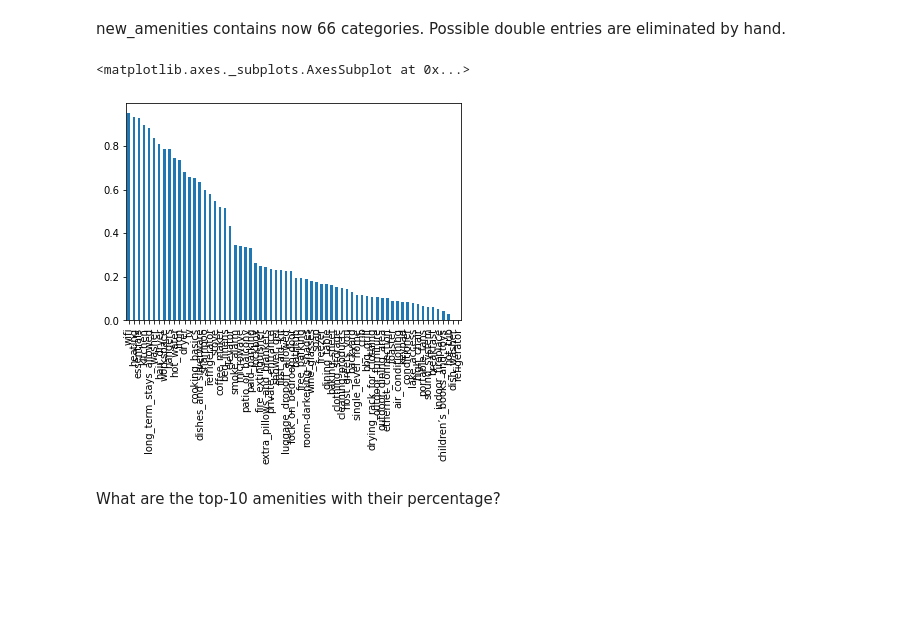
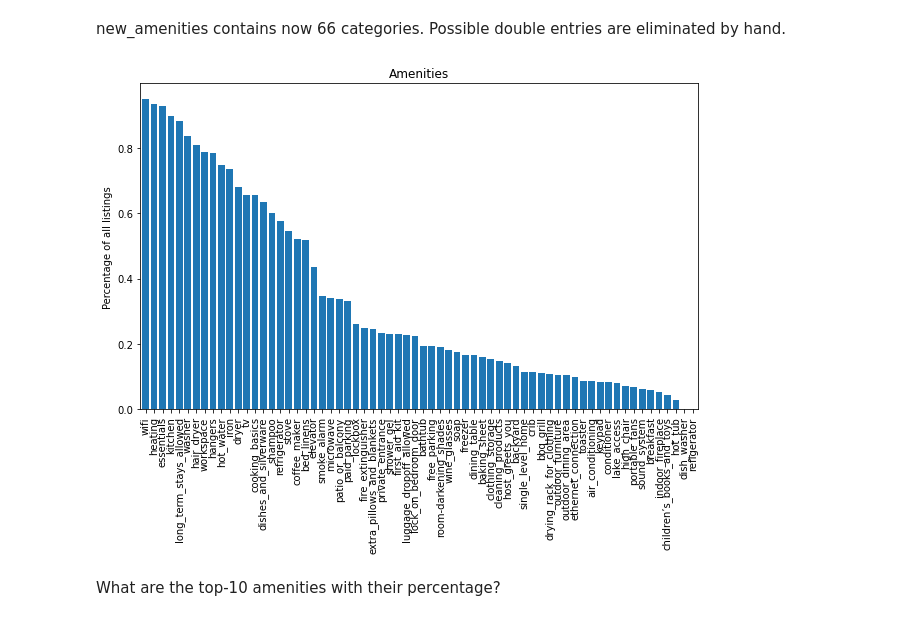
Before and after one commit to dchkeller/airbnbcase, a Jupyter notebook: airbnbcase.ipynb, the cells around one changed output. Cells and saved outputs as stored; diff of their text form; code cells hidden in the pictures; blank space fills up the shorter version.

```diff
--- a/airbnbcase.ipynb
+++ b/airbnbcase.ipynb
@@ -265,10 +271,11 @@ new_amenities, old_to_new = collapse_columns( amenities, new_categories )
 # %% [markdown]
 new_amenities contains now 66 categories. Possible double entries are eliminated by hand.
 # %%
-(new_amenities.sum()/new_amenities.shape[0]).sort_values( ascending=False ).plot.bar()
+ax = (new_amenities.sum()/new_amenities.shape[0]).sort_values( ascending=False ).plot.bar( width=0.8, figsize=(10, 6) )
+ax.set_ylabel( "Percentage of all listings" );
+ax.set_title( "Amenities" );
 # %% [output]
-<matplotlib.axes._subplots.AxesSubplot at 0x...>
-[figure, old version]
+[figure, new version]
 # %% [markdown]
 What are the top-10 amenities with their percentage?
 # %%
```
Also changed, not shown: parts of 96 cells of this notebook.
